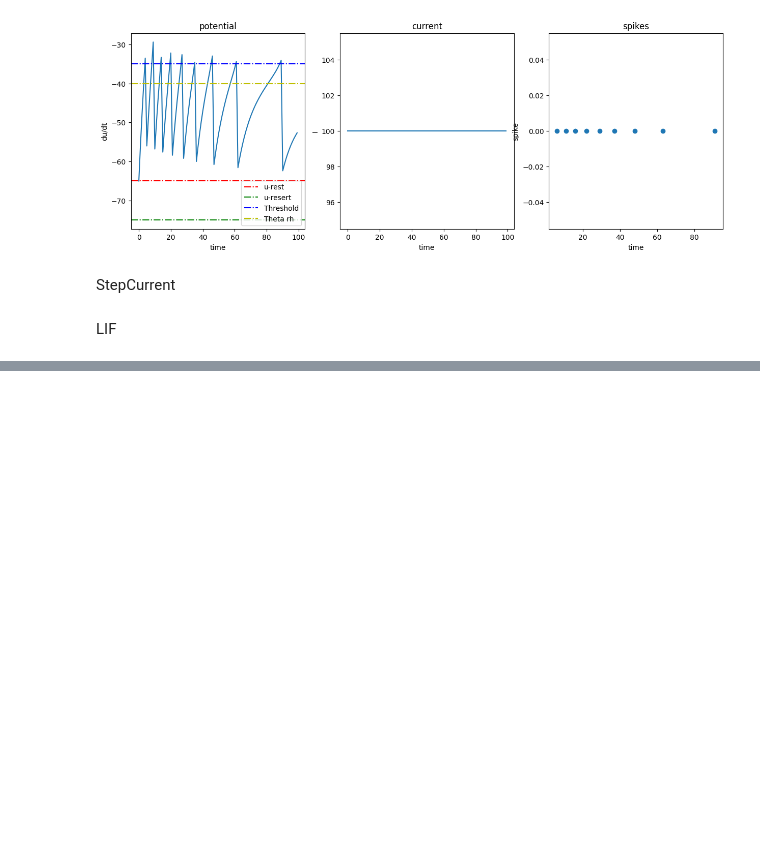
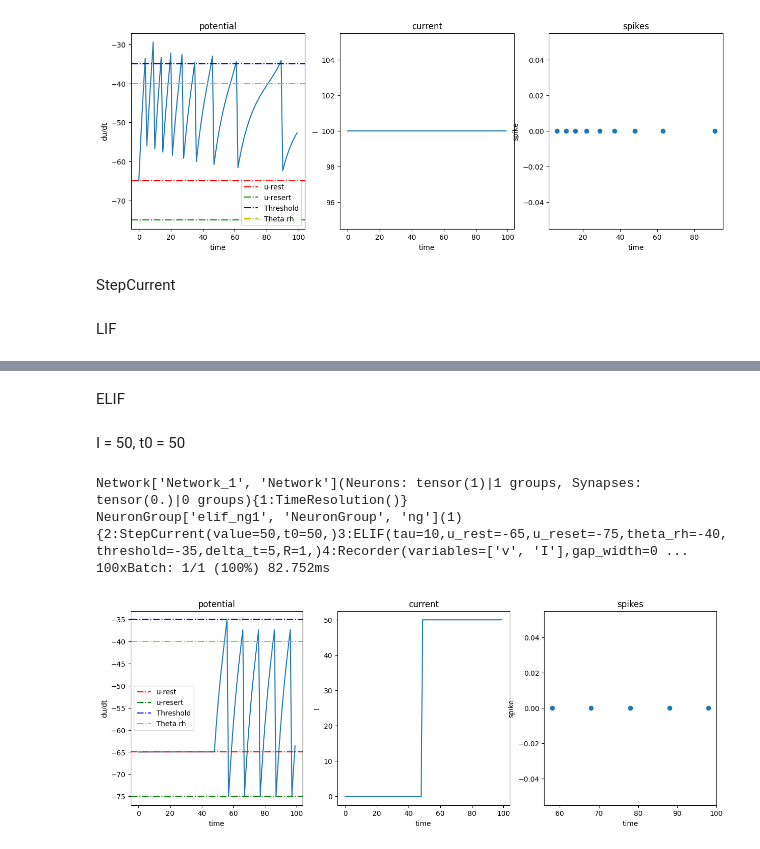
Before and after one commit to nrgsghanei2001/ComputationalNeuroScience, a Jupyter notebook: models.ipynb, the cells around one changed output, grey strips where cells are left out. Drawn from its saved outputs; the diff is of its cells as text; code cells hidden in the pictures; blank space fills up the shorter version.

```diff
--- a/models.ipynb
+++ b/models.ipynb
@@ -151,4 +151,30 @@ def elif_with_constant_current(i, tau=10, delta_t=5, r=1):
     elif_net = network_simpulation(elif_net, 100)
 
     return elif_net
+# %%
+def elif_with_step_current(i, t0, tau=10, delta_t=5, r=1):
+    elif_net = Network(behavior={1: TimeResolution()}, dtype=torch.float64)
+    elif_ng1 = NeuronGroup(
+    1,
+    net=elif_net,
+    behavior={
+        2: StepCurrent(value=i, t0=t0),
+        3: ELIF(
+            tau=tau,
+            u_rest=-65,
+            u_reset=-75,
+            theta_rh=-40,
+            threshold=-35,
+            delta_t=delta_t,
+            R=r,
+        ),
+        4: Recorder(variables=["v", "I"], tag="elif_ng1_rec, elif_ng1_recorder"),
+        5: EventRecorder("spike", tag="elif_ng1_evrec"),
+    },
+    tag="elif_ng1",
+    )
+
+    elif_net = network_simpulation(elif_net, 100)
+
+    return elif_net
 # %%
@@ -333,0 +409,12 @@ LIF
+# %% [markdown]
+ELIF
+# %% [markdown]
+I = 50, t0 = 50
+# %%
+elif_net = elif_with_step_current(i=50, t0=50)
+plot_elif_behavior(elif_net)
+# %% [output]
+Network['Network_1', 'Network'](Neurons: tensor(1)|1 groups, Synapses: tensor(0.)|0 groups){1:TimeResolution()}
+NeuronGroup['elif_ng1', 'NeuronGroup', 'ng'](1){2:StepCurrent(value=50,t0=50,)3:ELIF(tau=10,u_rest=-65,u_reset=-75,theta_rh=-40,threshold=-35,delta_t=5,R=1,)4:Recorder(variables=['v', 'I'],gap_width=0 ...
+100xBatch: 1/1 (100%) 82.752ms
+[figure, added]
```
Also changed, not shown: parts of 13 cells of this notebook.
